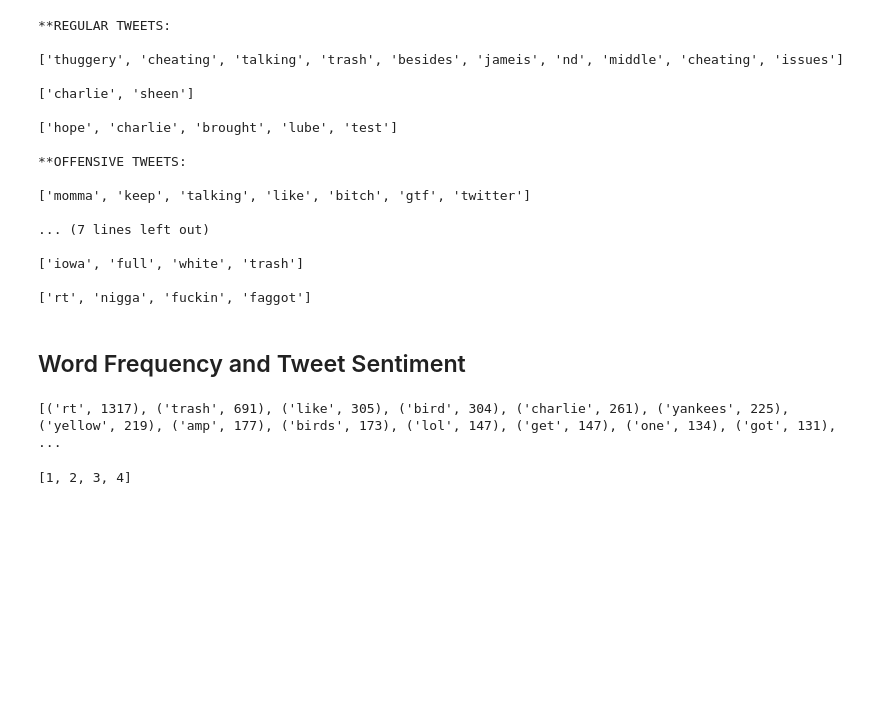
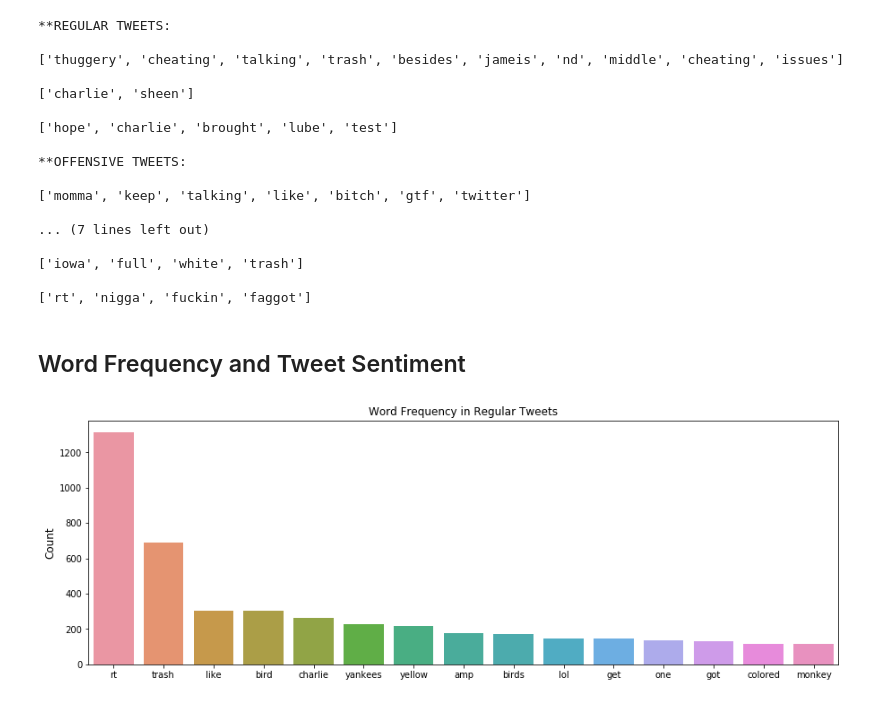
Before and after one commit to marty-vanhoof/Hate_Speech_Detection_with_Machine_Learning, a Jupyter notebook: cleaning_analysis_modelling.ipynb, the cells around one changed output. Cells and saved outputs as stored; diff of their text form; code cells hidden in the pictures; blank space fills up the shorter version.

Commit message:
Add bar plots

```diff
--- a/cleaning_analysis_modelling.ipynb
+++ b/cleaning_analysis_modelling.ipynb
@@ -227,30 +228,38 @@ sample_tweets(df, 'tokenized_tweet', random_state=10)
 # %% [markdown]
 <a id="eda"></a>
 ## Word Frequency and Tweet Sentiment
-# %%
-def get_all_words(tweets):
-    '''
-    Gather up the words in every tweet and put them all
-    into one big list.
-    '''
-    bow = []
-    for t in tweets:
-        bow.extend(t)
-
-    return bow
-
-regular_tweets = df[df['class'] == 2].tokenized_tweet
-reg_all_words = get_all_words(regular_tweets)
-
-# get word counts
-reg_counts = FreqDist(reg_all_words)
-print(reg_counts.most_common(50))
-# %% [output]
-[('rt', 1317), ('trash', 691), ('like', 305), ('bird', 304), ('charlie', 261), ('yankees', 225), ('yellow', 219), ('amp', 177), ('birds', 173), ('lol', 147), ('get', 147), ('one', 134), ('got', 131),  ...
-# %%
-A = [1,2]
-B = [3,4]
-A.extend(B)
-A
-# %% [output]
-[1, 2, 3, 4]
+# %%
+def get_all_words(tweets):
+    '''
+    Gather up the words in every tweet and put them all
+    into one big list.
+    '''
+    words = []
+    for t in tweets:
+        words.extend(t)
+
+    return words
+
+def most_common_df(words, n):
+    '''
+    Get the n most common words in a word list and put them
+    in a dataframe, along with their frequency.
+    '''
+    counts = FreqDist(words).most_common(n)
+
+    return pd.DataFrame(counts, columns=['word', 'count'])
+
+
+regular_tweets = df[df['class'] == 2].tokenized_tweet
+offensive_tweets = df[df['class'] == 1].tokenized_tweet
+hate_tweets = df[df['class'] == 0].tokenized_tweet
+
+# bar plot for word counts in regular tweets
+reg_counts = most_common_df(get_all_words(regular_tweets), 15)
+plt.figure(figsize=(15,5))
+ax = sns.barplot(x='word', y='count', data=reg_counts)
+plt.ylabel('Count', fontsize=12)
+plt.xlabel('')
+plt.title('Word Frequency in Regular Tweets');
+# %% [output]
+[figure, added]
```
Also changed, not shown: parts of 4 cells of this notebook.
